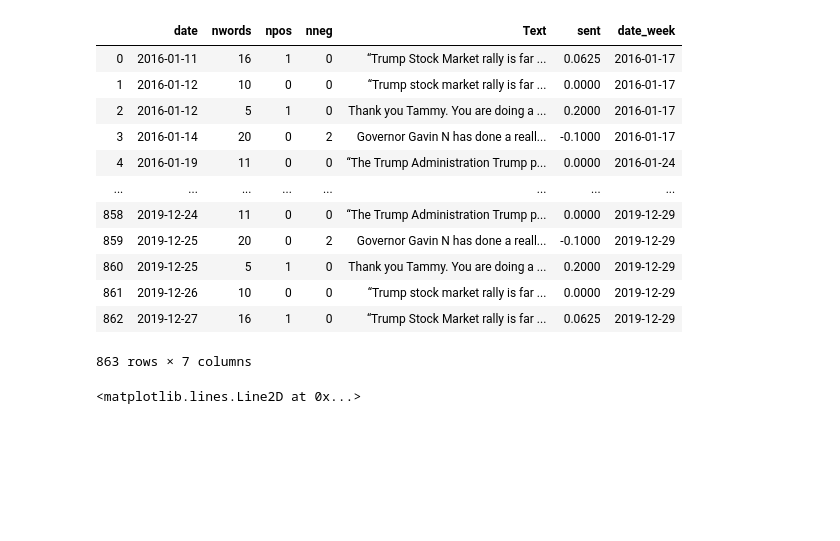
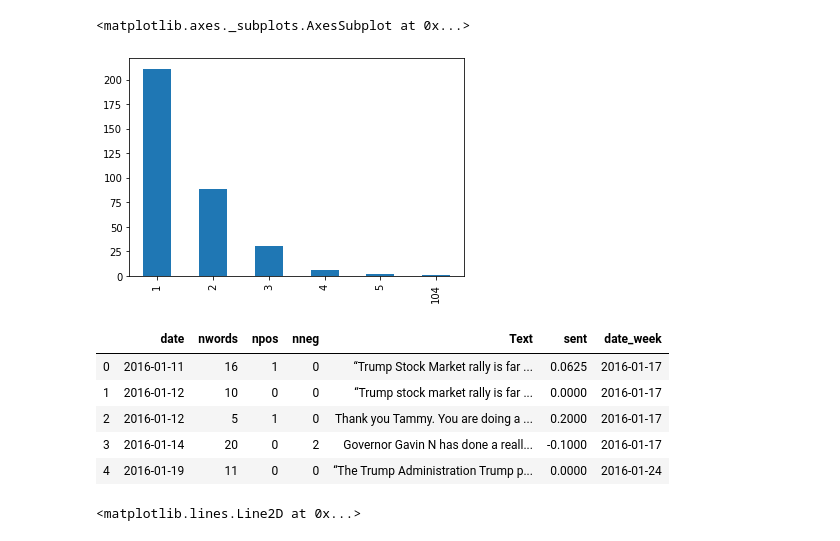
Before and after one commit to abdirahman2ali/Trading-strategy, a Jupyter notebook: Group Project Task 2.ipynb, the cells around one changed output. Drawn from its saved outputs; the diff is of its cells as text; code cells hidden in the pictures; blank space fills up the shorter version.

```diff
--- a/Group Project Task 2.ipynb
+++ b/Group Project Task 2.ipynb
@@ -13,8 +14,8 @@ import re
 %matplotlib inline
 # %%
 #Read the trump files
-trump = pd.read_csv('../data/trump.csv')
-trump
+trump = pd.read_csv('trump.csv')
+trump.head()
 # %% [output]
 |  | Date | Text |
 | 0 | 12-27-2019 14:42:30 | “Trump Stock Market rally is far ... |
@@ -51,6 +39,6 @@ trump
 # %%
 # Load the Loughran and McDonald dictionnary
-lm = pd.read_excel('../data/LoughranMcDonald_MasterDictionary_2014.xlsx')
+lm = pd.read_excel('LoughranMcDonald_MasterDictionary_2014.xlsx')
 
 # get the lists of positive/negative words
 lmpos = list(lm[lm.Positive!=0]['Word'])
@@ -116,24 +100,24 @@ sentscore['nneg'].value_counts().plot(kind='bar')
+# %%
+#Plot the number of negative tweets
+nneg = sentscore[sentscore['nneg']>0]
+nneg['nneg'].value_counts().plot(kind='bar')
+# %% [output]
+<matplotlib.axes._subplots.AxesSubplot at 0x...>
+[figure, added]
 # %%
 # let's add a new column that stores the sentitment. See the code for the formula
 sentscore['sent'] = (sentscore['npos'] - sentscore['nneg']) / sentscore['nwords']
 # %%
 from pandas.tseries.offsets import *
 sentscore['date_week'] = sentscore['date'] + Week(weekday=6)
-sentscore
+sentscore.head()
 # %% [output]
 |  | date | nwords | npos | nneg | Text | sent | date_week |
 | 0 | 2016-01-11 | 16 | 1 | 0 | “Trump Stock Market rally is far ... | 0.0625 | 2016-01-17 |
 | 1 | 2016-01-12 | 10 | 0 | 0 | “Trump stock market rally is far ... | 0.0000 | 2016-01-17 |
 | 2 | 2016-01-12 | 5 | 1 | 0 | Thank you Tammy. You are doing a ... | 0.2000 | 2016-01-17 |
 | 3 | 2016-01-14 | 20 | 0 | 2 | Governor Gavin N has done a reall... | -0.1000 | 2016-01-17 |
 | 4 | 2016-01-19 | 11 | 0 | 0 | “The Trump Administration Trump p... | 0.0000 | 2016-01-24 |
-| ... | ... | ... | ... | ... | ... | ... | ... |
-| 858 | 2019-12-24 | 11 | 0 | 0 | “The Trump Administration Trump p... | 0.0000 | 2019-12-29 |
-| 859 | 2019-12-25 | 20 | 0 | 2 | Governor Gavin N has done a reall... | -0.1000 | 2019-12-29 |
-| 860 | 2019-12-25 | 5 | 1 | 0 | Thank you Tammy. You are doing a ... | 0.2000 | 2019-12-29 |
-| 861 | 2019-12-26 | 10 | 0 | 0 | “Trump stock market rally is far ... | 0.0000 | 2019-12-29 |
-| 862 | 2019-12-27 | 16 | 1 | 0 | “Trump Stock Market rally is far ... | 0.0625 | 2019-12-29 |
-863 rows × 7 columns
 # %%
 sentscore = sentscore.groupby(['date_week']).mean()
 sent = pd.DataFrame(data=sentscore)
```
Also changed, not shown: parts of 26 cells of this notebook.
